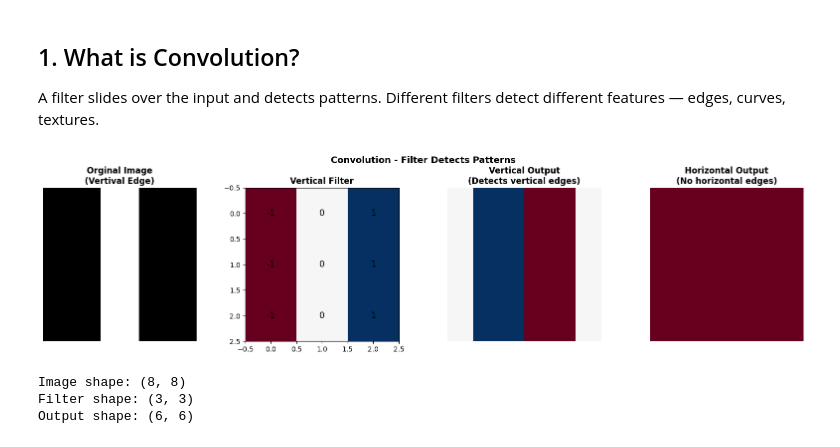
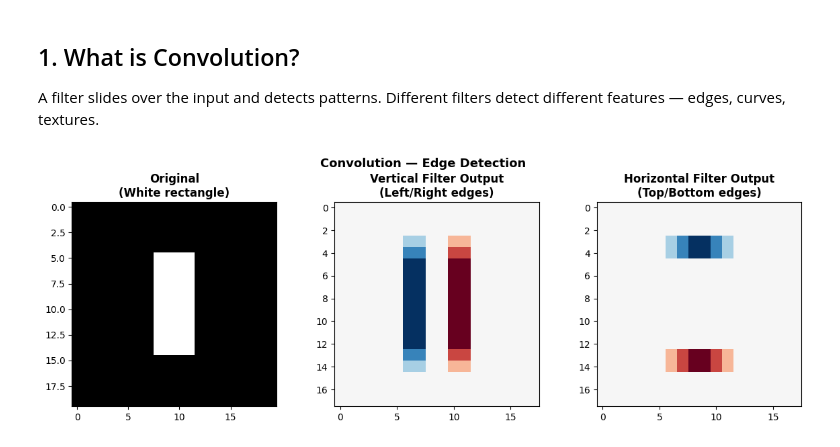
Before and after one commit to Honaxen/deep-learning-fundamentals, a Jupyter notebook: notebooks/04_cnn_basics.ipynb, the cells around one changed output. Cells and saved outputs as stored; diff of their text form; code cells hidden in the pictures.

Commit message:
feat: add CNN basics with convolution and pooling from scratch

```diff
--- a/notebooks/04_cnn_basics.ipynb
+++ b/notebooks/04_cnn_basics.ipynb
@@ -26,80 +26,41 @@ The history saving thread hit an unexpected error (OperationalError('attempt to
 A filter slides over the input and detects patterns.
 Different filters detect different features — edges, curves, textures.
 # %%
-# Create a simple 8x8 image — a vertical edge
-image = np.array([
-    [0, 0, 0, 1, 1, 0, 0, 0],
-    [0, 0, 0, 1, 1, 0, 0, 0],
-    [0, 0, 0, 1, 1, 0, 0, 0],
-    [0, 0, 0, 1, 1, 0, 0, 0],
-    [0, 0, 0, 1, 1, 0, 0, 0],
-    [0, 0, 0, 1, 1, 0, 0, 0],
-    [0, 0, 0, 1, 1, 0, 0, 0],
-    [0, 0, 0, 1, 1, 0, 0, 0],
-], dtype=float)
-
-# Filters — each detects a different pattern
-vertical_filter = np.array([
-    [-1, 0, 1],
-    [-1, 0, 1],
-    [-1, 0, 1],
-])
-
-horizontal_filter = np.array([
-    [-1, -1, -1],
-    [ 0,  0,  0],
-    [ 1,  1,  1],
-])
-
-def convolved2d(image: np.ndarray, kernel: np.ndarray) -> np.ndarray:
+def convolve2d(image: np.ndarray, kernel: np.ndarray) -> np.ndarray:
     """Apply a convolution filter to an image."""
     h, w = image.shape
     kh, kw = kernel.shape
     output_h = h - kh + 1
     output_w = w - kw + 1
     output = np.zeros((output_h, output_w))
-
     for i in range(output_h):
         for j in range(output_w):
             output[i, j] = np.sum(image[i:i+kh, j:j+kw] * kernel)
-
     return output
 
-# Apply filters
-vertical_output = convolved2d(image, vertical_filter)
-horizontal_output = convolved2d(image, horizontal_filter)
+image = np.zeros((20, 20))
+image[5:15, 8:12] = 1.0
 
-# Visualize
-fig, axes = plt.subplots(1, 4, figsize=(16, 4))
+vertical_filter = np.array([[-1, 0, 1], [-1, 0, 1], [-1, 0, 1]])
+horizontal_filter = np.array([[-1, -1, -1], [0, 0, 0], [1, 1, 1]])
 
-axes[0].imshow(image, cmap="gray")
-axes[0].set_title("Orginal Image\n(Vertival Edge)", fontweight="bold")
-axes[0].axis("off")
+vertical_output = convolve2d(image, vertical_filter)
+horizontal_output = convolve2d(image, horizontal_filter)
 
-axes[1].imshow(vertical_filter, cmap="RdBu")
-axes[1].set_title("Vertical Filter", fontweight="bold")
-for i in range(3):
-    for j in range(3):
-        axes[1].text(j, i, str(vertical_filter[i, j]), ha="center", va="center", fontsize=12)
+fig, axes = plt.subplots(1, 3, figsize=(12, 4))
 
-axes[2].imshow(vertical_output, cmap="RdBu")
-axes[2].set_title(f"Vertical Output\n(Detects vertical edges)", fontweight="bold")
-axes[2].axis("off")
+axes[0].imshow(image, cmap="gray", interpolation="nearest")
+axes[0].set_title("Original\n(White rectangle)", fontweight="bold")
 
-axes[3].imshow(horizontal_output, cmap="RdBu")
-axes[3].set_title(f"Horizontal Output\n(No horizontal edges)", fontweight="bold")
-axes[3].axis("off")
+axes[1].imshow(vertical_output, cmap="RdBu", interpolation="nearest")
+axes[1].set_title("Vertical Filter Output\n(Left/Right edges)", fontweight="bold")
 
-plt.suptitle("Convolution - Filter Detects Patterns", fontsize=13, fontweight="bold")
+axes[2].imshow(horizontal_output, cmap="RdBu", interpolation="nearest")
+axes[2].set_title('Horizontal Filter Output\n(Top/Bottom edges)', fontweight="bold")
+
+plt.suptitle("Convolution — Edge Detection", fontsize=13, fontweight="bold")
 plt.tight_layout()
-plt.savefig("Convolution.png", dpi=300)
+plt.savefig("convolution.png", dpi=300)
 plt.show()
-
-print(f"Image shape: {image.shape}")
-print(f"Filter shape: {vertical_filter.shape}")
-print(f"Output shape: {vertical_output.shape}")
 # %% [output]
-[figure, old version]
+[figure, new version]
-Image shape: (8, 8)
-Filter shape: (3, 3)
-Output shape: (6, 6)
```
Also changed, not shown: parts of 4 cells of this notebook.
